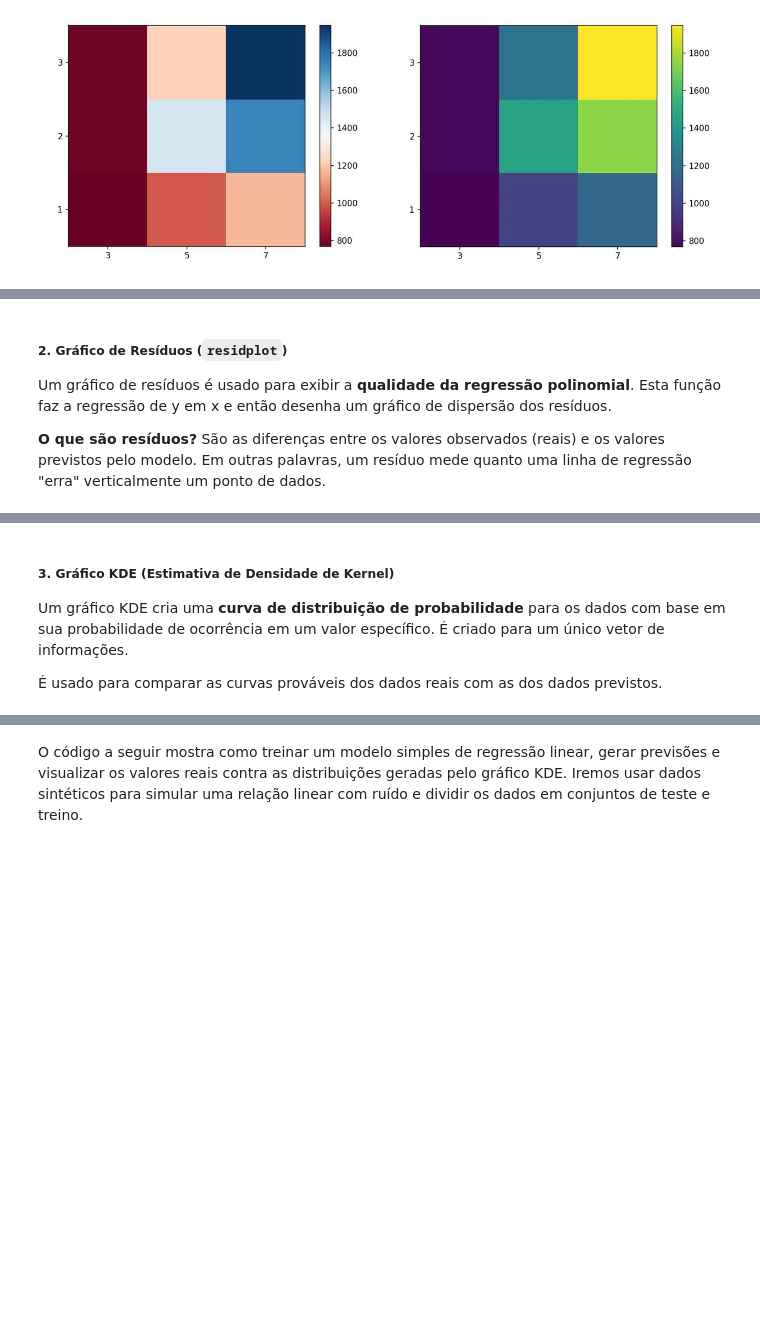
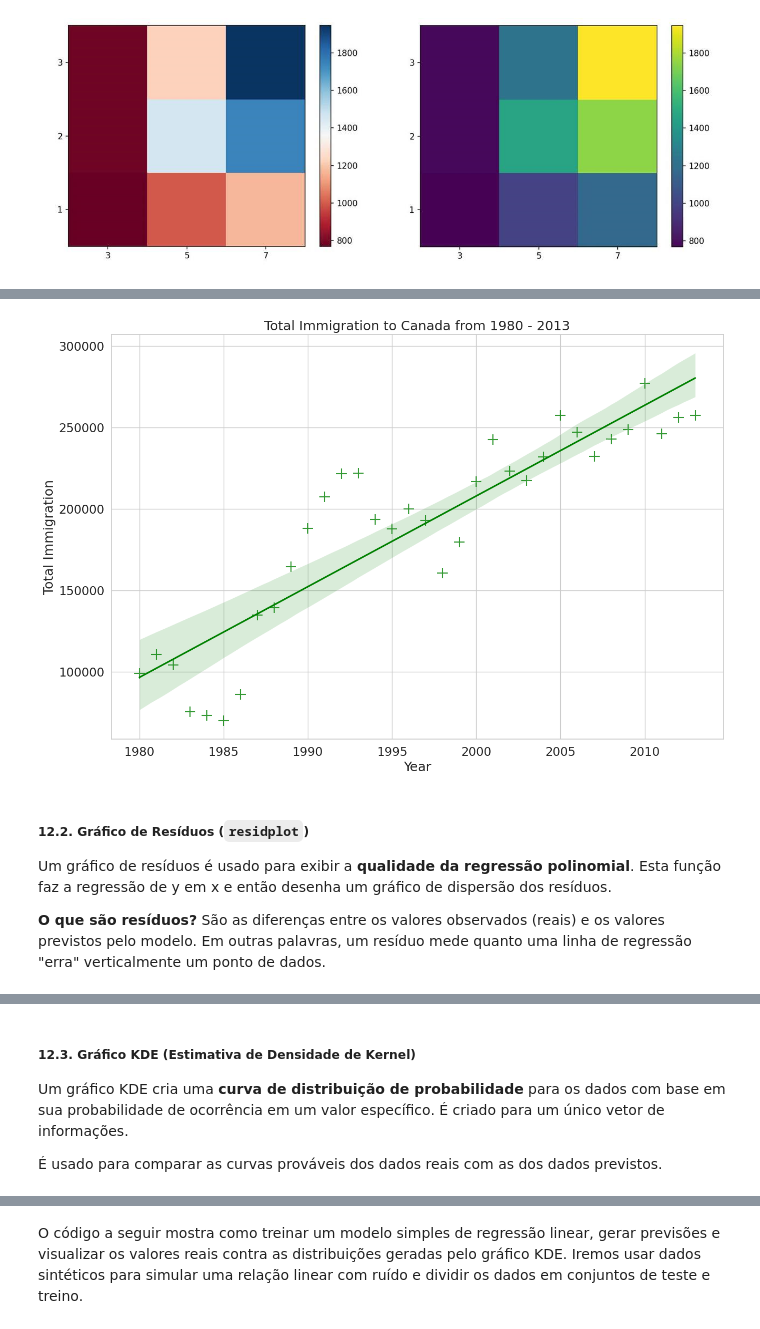
Before and after one commit to henriqueluza/fundamentos-python-data-science, a Jupyter notebook: Data-Visualization-Python.ipynb, the cells around one changed output, grey strips where cells are left out. Cells and saved outputs as stored; diff of their text form; code cells hidden in the pictures; blank space fills up the shorter version.

```diff
--- a/Data-Visualization-Python.ipynb
+++ b/Data-Visualization-Python.ipynb
@@ -642,5 +731,17 @@ sns.regplot(x = 'header_1', y = "header_2", data=df)
+# %%
+plt.figure(figsize=(15, 10))
+
+sns.set(font_scale=1.5)
+sns.set_style('whitegrid')  # change background to white background
+
+ax = sns.regplot(x='year', y='total', data=df_tot, color='green', marker='+', scatter_kws={'s': 200})
+ax.set(xlabel='Year', ylabel='Total Immigration')
+ax.set_title('Total Immigration to Canada from 1980 - 2013')
+plt.show()
+# %% [output]
+[figure, added]
 # %% [markdown]
-##### 2. Gráfico de Resíduos (`residplot`)
+##### 12.2. Gráfico de Resíduos (`residplot`)
 
 Um gráfico de resíduos é usado para exibir a **qualidade da regressão polinomial**. Esta função faz a regressão de y em x e então desenha um gráfico de dispersão dos resíduos.
 
@@ -655,7 +756,7 @@ sns.residplot(x=df['header_1'], y=df['header_2'])
 # %% [markdown]
 ![image.png](attachment:image.png)
 # %% [markdown]
-##### 3. Gráfico KDE (Estimativa de Densidade de Kernel)
+##### 12.3. Gráfico KDE (Estimativa de Densidade de Kernel)
 
 Um gráfico KDE cria uma **curva de distribuição de probabilidade** para os dados com base em sua probabilidade de ocorrência em um valor específico. É criado para um único vetor de informações.
 
```
Also changed, not shown: parts of 66 cells of this notebook, 2 other files.
